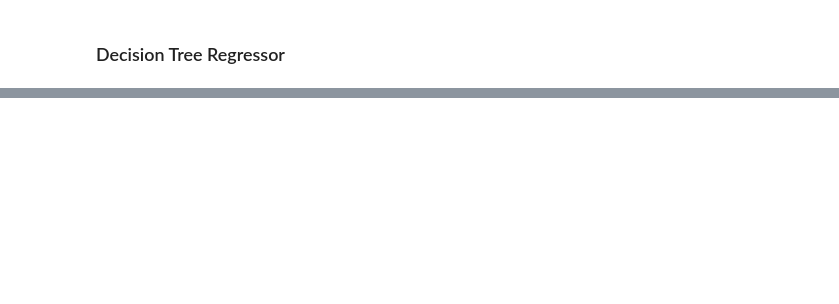
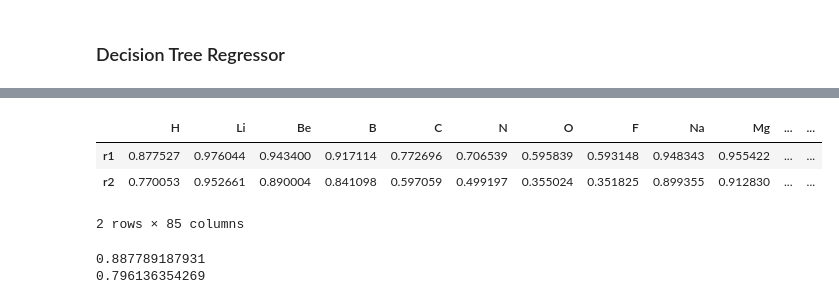
Before and after one commit to aaggarw99/WardElementFracBenchmark, a Jupyter notebook: EnthalpyDelta.ipynb, the cells around one changed output, grey strips where cells are left out. Drawn from its saved outputs; the diff is of its cells as text; code cells hidden in the pictures; blank space fills up the shorter version.

```diff
--- a/EnthalpyDelta.ipynb
+++ b/EnthalpyDelta.ipynb
@@ -162,6 +171,16 @@ Samples = without.drop(cols_to_drop, axis=1)
 # %% [markdown]
 ### Random Forest Classifier
 # %%
-rfc = RandomForestClassifier(n_estimators=100, criterion='gini', min_samples_split=2, n_jobs=-1)
-rfc.fit(without.drop(cols_to_drop, axis=1), energy_range_without)
-rfc_prediction = rfc.predict(with_.drop(cols_to_drop, axis=1))
+import math
+def rfc(without, with_, energy_range_without, energy_range_with):
+    """
+    Returns r1 score and r2 score
+    """
+
+    rfc = RandomForestClassifier(n_estimators=100, criterion='gini', min_samples_split=2, n_jobs=-1)
+    rfc.fit(without.drop(cols_to_drop, axis=1), energy_range_without)
+    rfc_prediction = rfc.predict(with_.drop(cols_to_drop, axis=1))
+    r2_score = rfc.score(with_.drop(cols_to_drop, axis=1), energy_range_with)
+    r1_score = math.sqrt(r2_score)
+    print(pd.crosstab(energy_range_with, rfc_prediction, rownames=['actual'], colnames=['predicted']))
+    return r1_score, r2_score
@@ -178,0 +187,2 @@ pd.crosstab(energy_range_with, rfc_prediction, rownames=['actual'], colnames=['p
+# %%
+r1, r2 = rfc(without, with_, energy_range_without, energy_range_with)
@@ -233,0 +253,20 @@ plt.ylabel("Predicted")
+# %%
+def all_el_split():
+    index = ['r1', 'r2']
+    rfc_stats = pd.DataFrame(index=index)
+    print(rfc_stats.head())
+    for i in range(1, 104):
+        el = Element.from_Z(i).symbol
+        print(el)
+        with_, without = split_by_element(training_set, el)
+        if with_.shape[0] == 0:
+            continue
+        delta_e_without, energy_range_without, delta_e_with, energy_range_with = create_ranges(without, with_)
+        r1, r2 = rfc(without, with_, energy_range_without, energy_range_with)
+        arr = [r1, r2]
+        rfc_stats[el] = pd.Series(arr).values
+
+    return rfc_stats
+# %%
+%%time
+stats = all_el_split()
@@ -233,0 +291,7 @@ plt.ylabel("Predicted")
+# %%
+stats
+# %% [output]
+|  | H | Li | Be | B | C | N | O | F | Na | Mg | ... | ... |
+| r1 | 0.877527 | 0.976044 | 0.943400 | 0.917114 | 0.772696 | 0.706539 | 0.595839 | 0.593148 | 0.948343 | 0.955422 | ... | ... |
+| r2 | 0.770053 | 0.952661 | 0.890004 | 0.841098 | 0.597059 | 0.499197 | 0.355024 | 0.351825 | 0.899355 | 0.912830 | ... | ... |
+2 rows × 85 columns
@@ -233,0 +301,6 @@ plt.ylabel("Predicted")
+# %%
+print(r1.mean())
+print(r2.mean())
+# %% [output]
+0.887789187931
+0.796136354269
```
Also changed, not shown: parts of 21 cells of this notebook.
